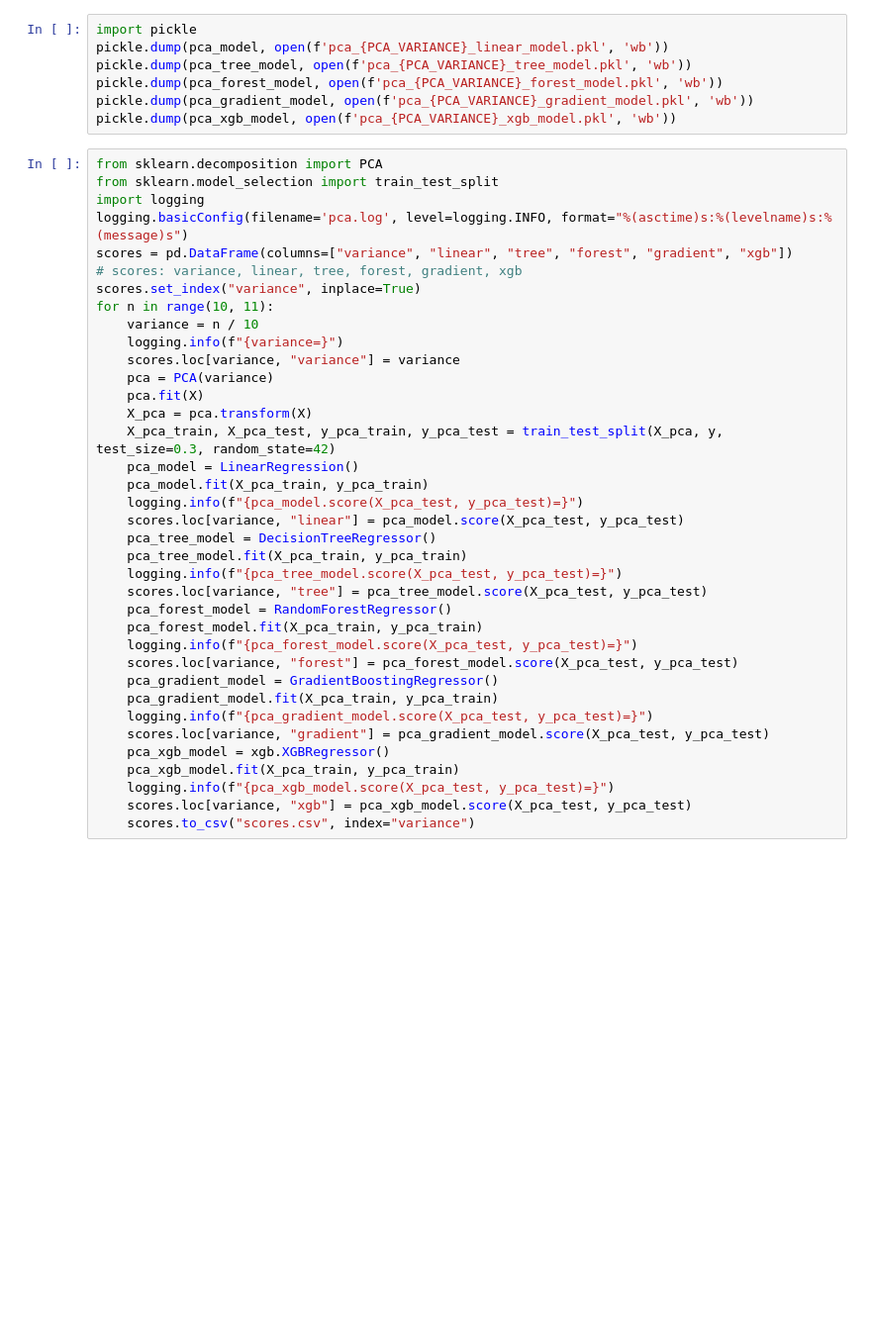
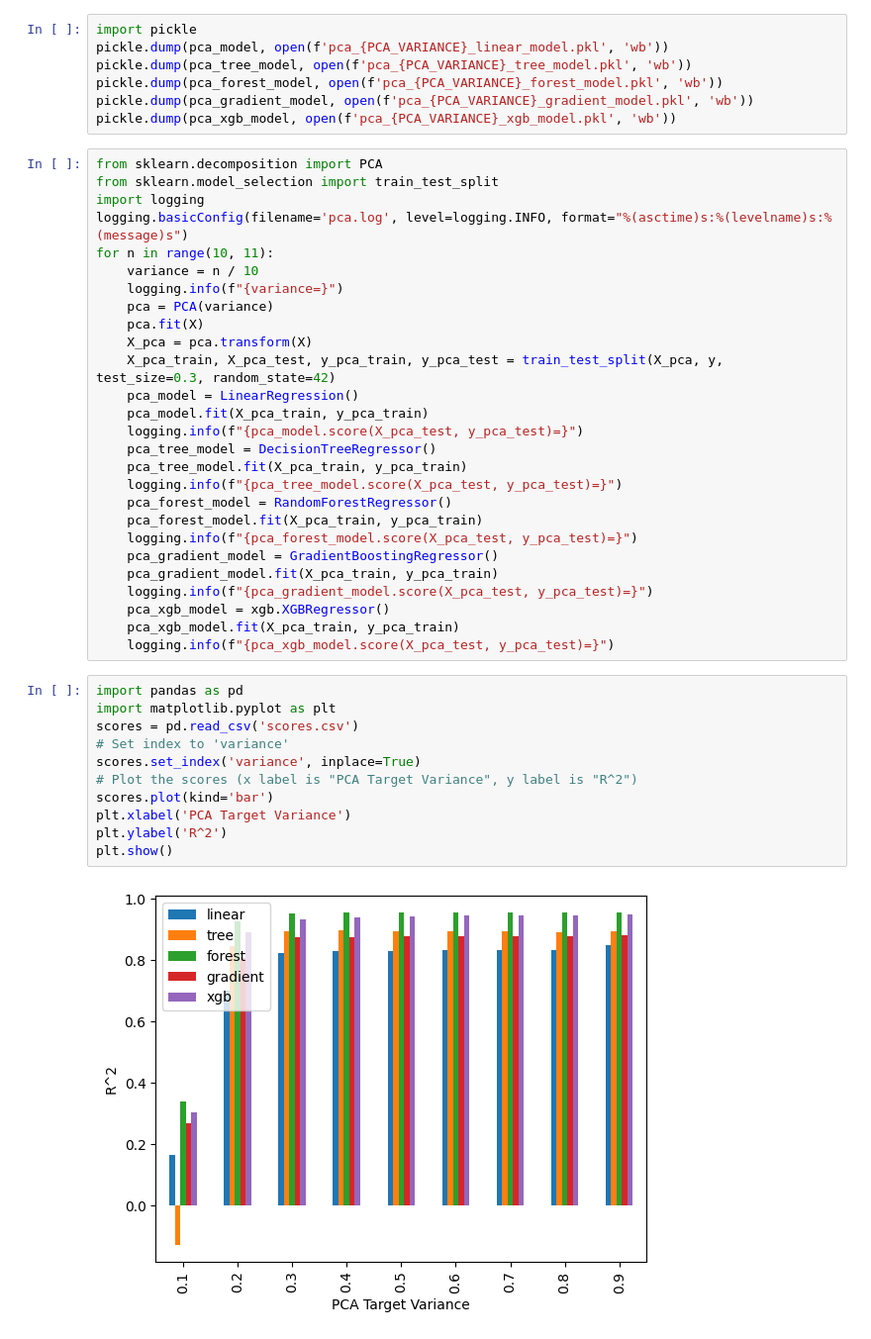
Before and after one commit to GregShiner/CMPSC-445-Project1, a Jupyter notebook: project.ipynb, the cells around one changed output. Shown at 99% size. Drawn from its saved outputs; the diff is of its cells as text; blank space fills up the shorter version.

```diff
--- a/project.ipynb
+++ b/project.ipynb
@@ -394,13 +524,9 @@ from sklearn.decomposition import PCA
 from sklearn.model_selection import train_test_split
 import logging
 logging.basicConfig(filename='pca.log', level=logging.INFO, format="%(asctime)s:%(levelname)s:%(message)s")
-scores = pd.DataFrame(columns=["variance", "linear", "tree", "forest", "gradient", "xgb"])
-# scores: variance, linear, tree, forest, gradient, xgb
-scores.set_index("variance", inplace=True)
 for n in range(10, 11):
     variance = n / 10
     logging.info(f"{variance=}")
-    scores.loc[variance, "variance"] = variance
     pca = PCA(variance)
     pca.fit(X)
     X_pca = pca.transform(X)
@@ -408,21 +534,28 @@ for n in range(10, 11):
     pca_model = LinearRegression()
     pca_model.fit(X_pca_train, y_pca_train)
     logging.info(f"{pca_model.score(X_pca_test, y_pca_test)=}")
-    scores.loc[variance, "linear"] = pca_model.score(X_pca_test, y_pca_test)
     pca_tree_model = DecisionTreeRegressor()
     pca_tree_model.fit(X_pca_train, y_pca_train)
     logging.info(f"{pca_tree_model.score(X_pca_test, y_pca_test)=}")
-    scores.loc[variance, "tree"] = pca_tree_model.score(X_pca_test, y_pca_test)
     pca_forest_model = RandomForestRegressor()
     pca_forest_model.fit(X_pca_train, y_pca_train)
     logging.info(f"{pca_forest_model.score(X_pca_test, y_pca_test)=}")
-    scores.loc[variance, "forest"] = pca_forest_model.score(X_pca_test, y_pca_test)
     pca_gradient_model = GradientBoostingRegressor()
     pca_gradient_model.fit(X_pca_train, y_pca_train)
     logging.info(f"{pca_gradient_model.score(X_pca_test, y_pca_test)=}")
-    scores.loc[variance, "gradient"] = pca_gradient_model.score(X_pca_test, y_pca_test)
     pca_xgb_model = xgb.XGBRegressor()
     pca_xgb_model.fit(X_pca_train, y_pca_train)
     logging.info(f"{pca_xgb_model.score(X_pca_test, y_pca_test)=}")
-    scores.loc[variance, "xgb"] = pca_xgb_model.score(X_pca_test, y_pca_test)
-    scores.to_csv("scores.csv", index="variance")
+# %%
+import pandas as pd
+import matplotlib.pyplot as plt
+scores = pd.read_csv('scores.csv')
+# Set index to 'variance'
+scores.set_index('variance', inplace=True)
+# Plot the scores (x label is "PCA Target Variance", y label is "R^2")
+scores.plot(kind='bar')
+plt.xlabel('PCA Target Variance')
+plt.ylabel('R^2')
+plt.show()
+# %% [output]
+[figure, added]
```
Also changed, not shown: parts of 39 cells of this notebook, 8 other files.
